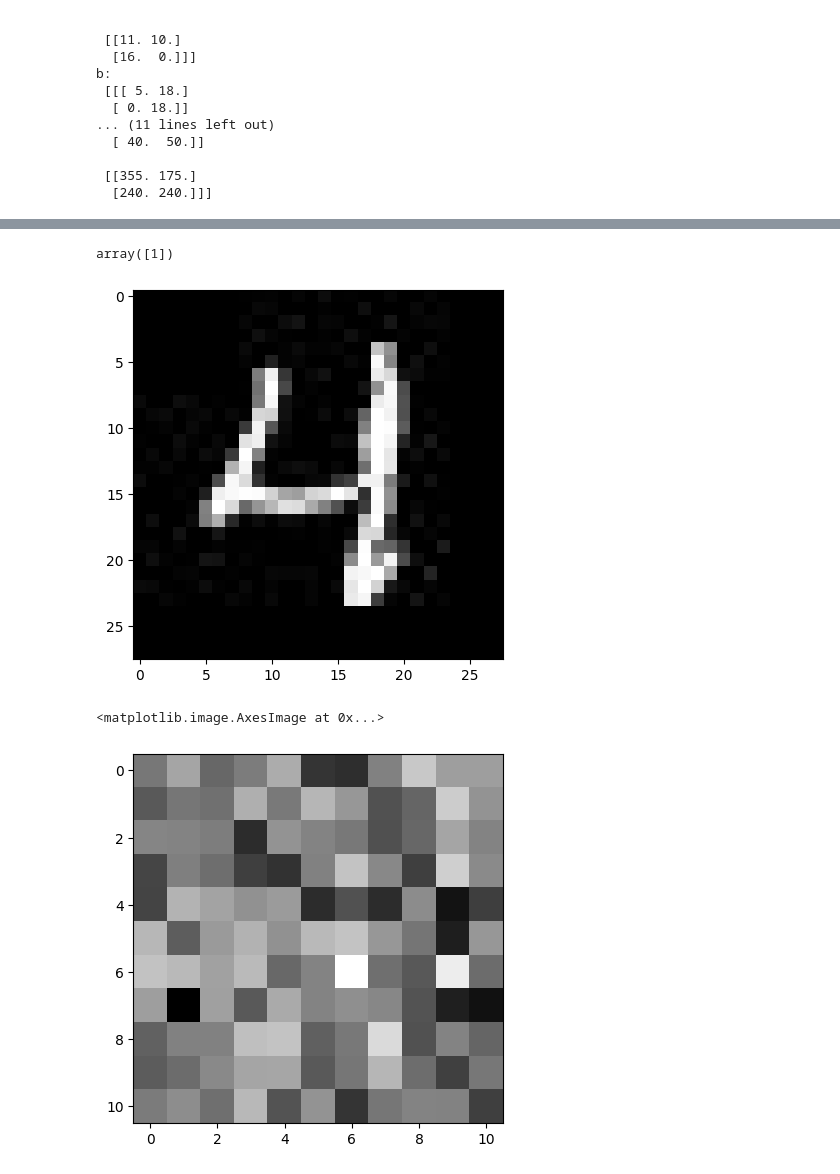
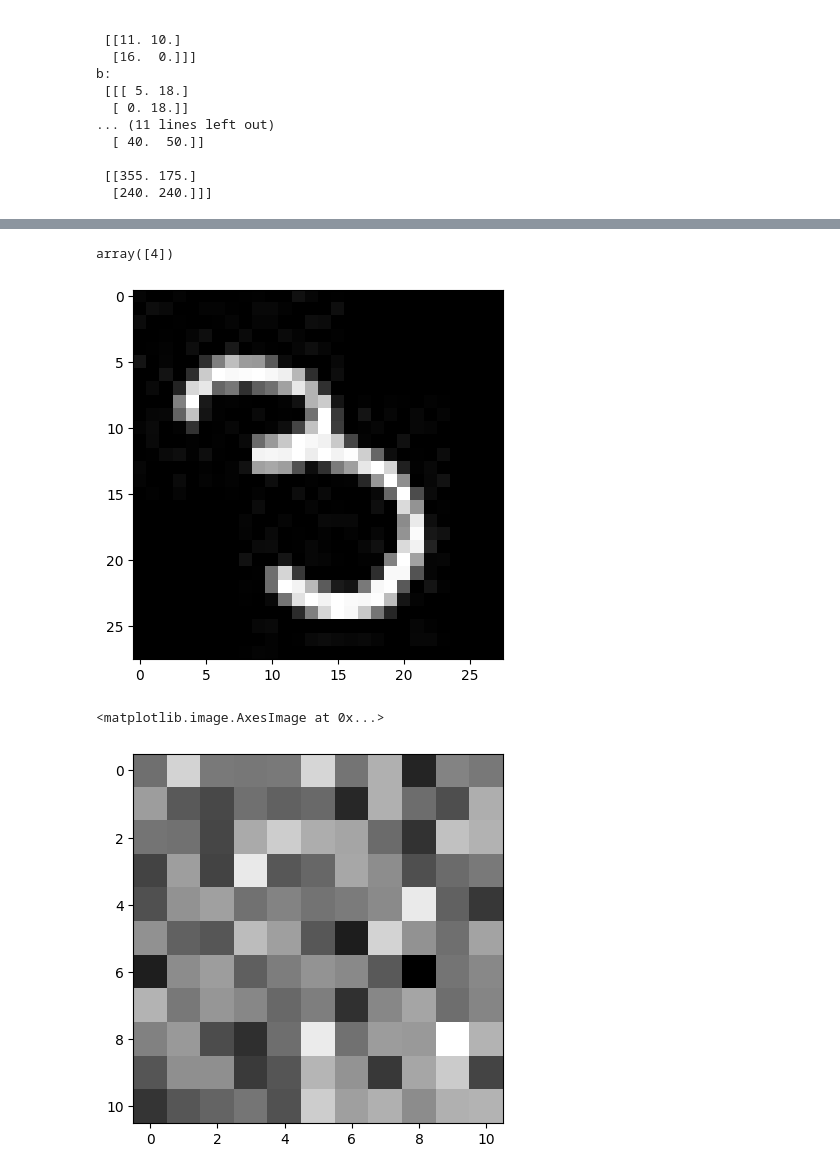
Before and after one commit to eddy0117/NN-From-Scratch, a Jupyter notebook: conv_implement.ipynb, the cells around one changed output, grey strips where cells are left out. Saved outputs shown, nothing was run; the diff lists cells and outputs as text; code cells hidden in the pictures.

```diff
--- a/conv_implement.ipynb
+++ b/conv_implement.ipynb
@@ -87,6 +87,7 @@ np.allclose(out, out_t)
 import os
 import cv2
 import numpy as np
+from tqdm import tqdm
 from my_mlp import MLP, CrossEntropyLoss
 from my_nn_lib import ReLU, Softmax, LeckyReLU, Linear, BaseModule, Conv2d, Flatten
 
@@ -144,22 +145,22 @@ class MyModel(MLP):
         for i in range(hyper_params['epoch']):
             loss = 0
             print("Epoch: ", i)
-            for idx, (X_batch, Y_batch) in enumerate(zip(X_batch_all, Y_batch_all)):
-                print("Batch: ", idx)
-                # 單個 batch 訓練過程
-                # 1. 前向傳播
-                # 2. 反向傳播
-                # 3. 更新權重
-                self.forward(X_batch)
-                self.backward(X_batch, Y_batch)
-                self.update_params({'lr': hyper_params['lr'], 'alpha': hyper_params['alpha']})
-                loss += loss_func.cal_loss(self.get_pred(X_batch, with_onehot=True), Y_batch)
-
-            # print("Epoch: ", i)
-            # print('Loss:', round(loss, 2))
+            with tqdm(total=len(X_batch_all)) as pbar:
+                for idx, (X_batch, Y_batch) in enumerate(zip(X_batch_all, Y_batch_all)):
+                    # 單個 batch 訓練過程
+                    # 1. 前向傳播
+                    # 2. 反向傳播
+                    # 3. 更新權重
+                    self.forward(X_batch)
+                    self.backward(X_batch, Y_batch)
+                    self.update_params({'lr': hyper_params['lr'], 'alpha': hyper_params['alpha']})
+                    loss += loss_func.cal_loss(self.get_pred(X_batch, with_onehot=True), Y_batch)
+                    pbar.update(1)
+            print("Epoch: ", i)
+            print('Loss:', round(loss, 2) / hyper_params['batch_size'])
 
             predictions = self.get_pred(X_val)
-            # print('Val Acc:', round(get_accuracy(predictions, Y_val), 2))
+            print('Val Acc:', round(self.calculate_acc(predictions, Y_val), 2))
 
             train_loss_arr.append(loss / n_samples)
 
@@ -447,8 +446,8 @@ y_one_hot = y_one_hot[idx]
 # split train and val
 split_ratio = 0.8
 split_idx = int(len(x_all) * split_ratio)
-x_train = x_all[:split_idx][:1024]
-y_train = y_one_hot[:split_idx][:1024]
+x_train = x_all[:split_idx]
+y_train = y_one_hot[:split_idx]
 x_val = x_all[split_idx:]
 y_val = y_one_hot[split_idx:]
 
@@ -466,7 +465,7 @@ model = MyModel([Conv2d(1, 4, (11, 11), 1, 0),
 
 hyper_params = {
     'lr': 0.01,
-    'epoch': 2,
+    'epoch': 50,
     'batch_size': 1024,
     'alpha': 0.9
 }
@@ -496,15 +475,15 @@ Batch:  32
 # %%
 import matplotlib.pyplot as plt
-idx = 90
+idx = 9
 plt.imshow(x_val[idx].reshape(28, 28), cmap='gray')
 model.get_pred(np.expand_dims(x_val[idx], axis=0), with_onehot=False)
 # %% [output]
-array([1])
+array([4])
-[figure, old version]
+[figure, new version]
 # %%
 model.layers[0].w.shape
 
-plt.imshow(model.layers[0].w[1, 0], cmap='gray')
+plt.imshow(model.layers[0].w[0, 0], cmap='gray')
 # %% [output]
 <matplotlib.image.AxesImage at 0x...>
-[figure, old version]
+[figure, new version]
```
Also changed, not shown: parts of 2 cells of this notebook, 3 other files.
